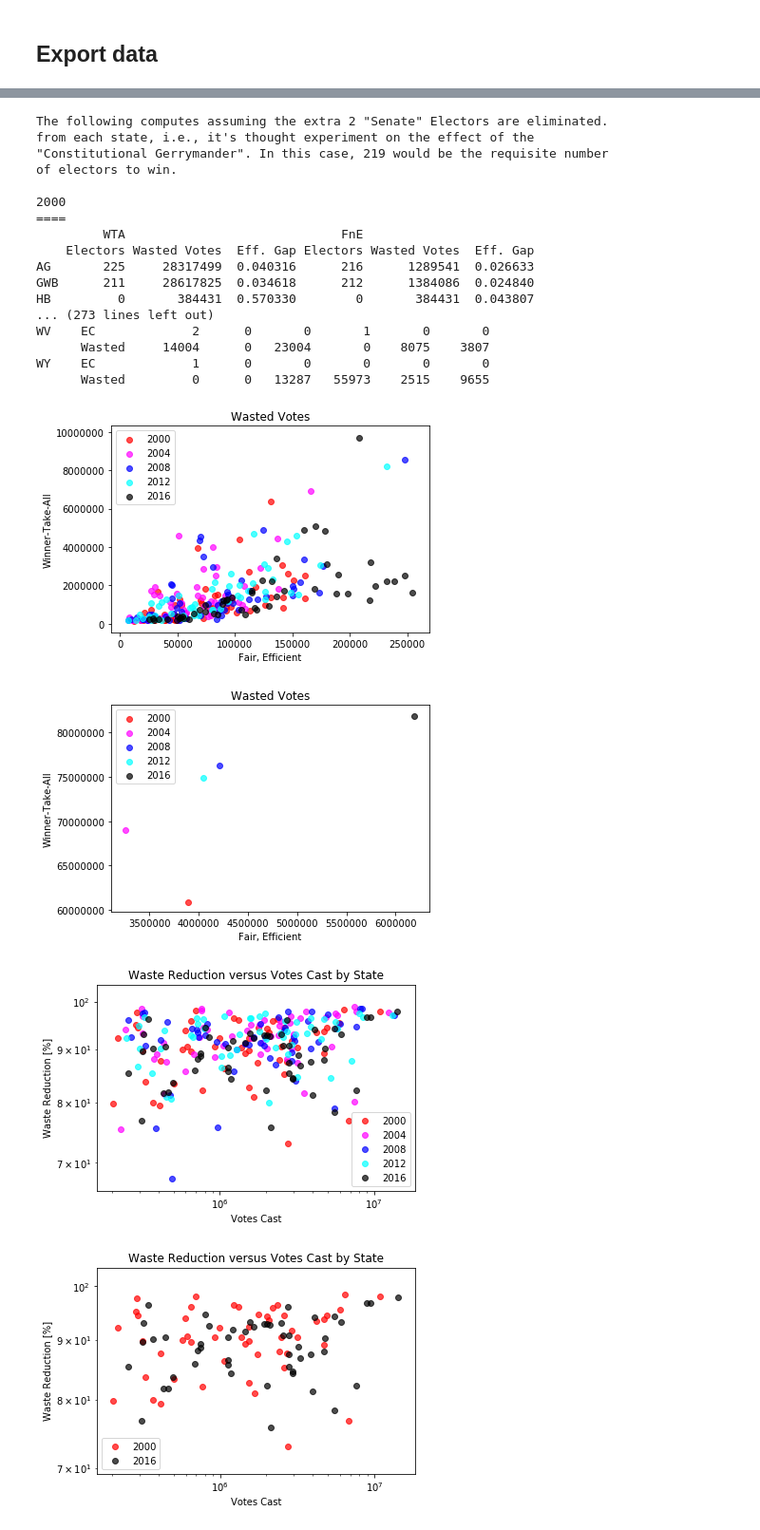
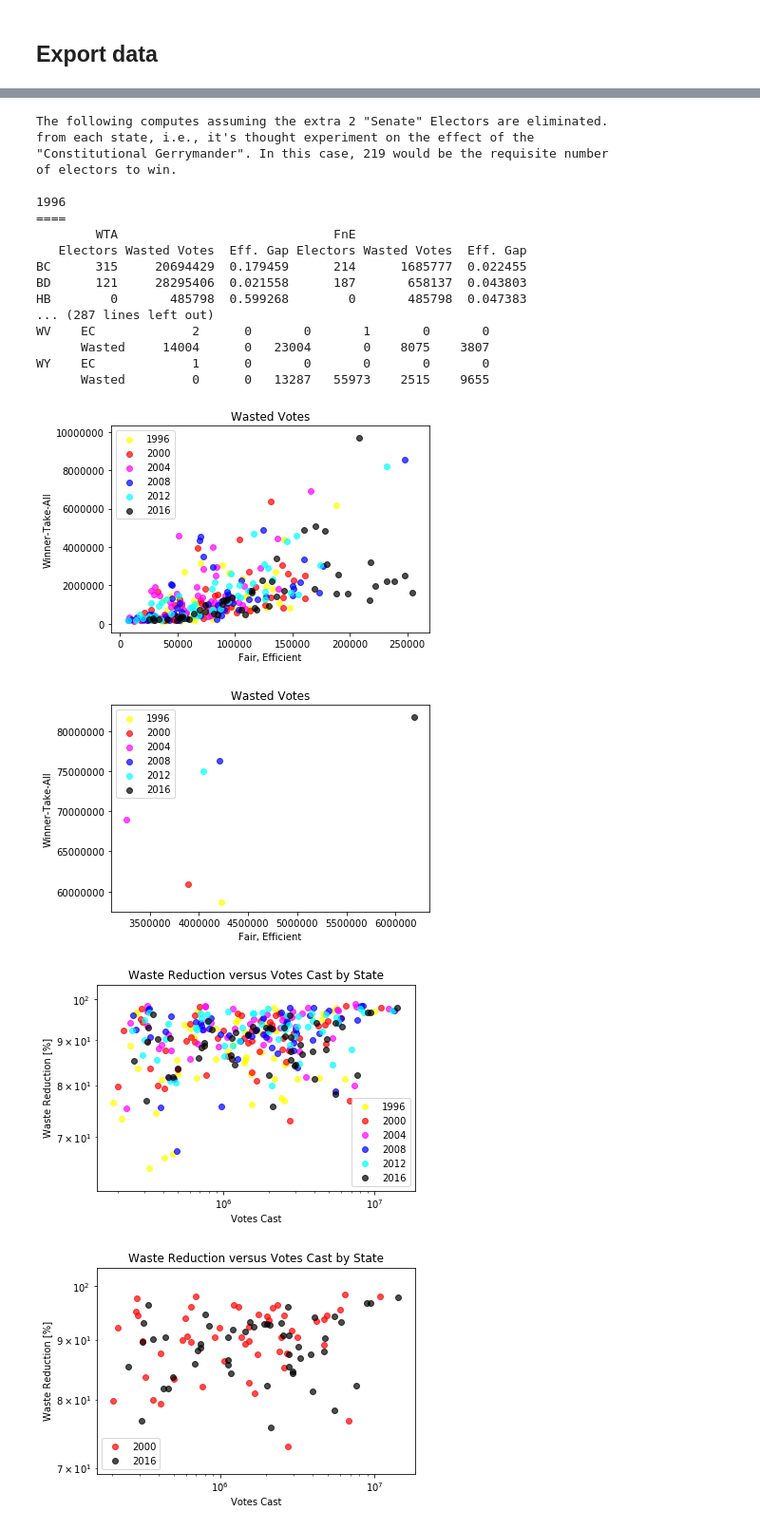
Before and after one commit to dwvisser/electoral-fair, a Jupyter notebook: scrape-and-compute-all.ipynb, the cells around one changed output, grey strips where cells are left out. Shown at 95% size. Saved outputs shown, nothing was run; the diff lists cells and outputs as text; code cells hidden in the pictures.

```diff
--- a/scrape-and-compute-all.ipynb
+++ b/scrape-and-compute-all.ipynb
@@ -27,7 +27,7 @@ def append_sum(ec, ignore_senate_ec_votes=False):
 
 def build_ec_votes_df(ignore_senate_ec_votes=False):
     ev = pd.DataFrame.from_dict(
-         {2000: [9,  3,  8,  6,  54, 8,  8,  3,  3,  25,
+         {1992: [9,  3,  8,  6,  54, 8,  8,  3,  3,  25,
                  13, 4,  4,  22, 12, 7,  6,  8,  9,  4,
                  10, 12, 18, 10, 7,  11, 3,  5,  4,  4,
                  15, 5,  33, 14, 3,  21, 8,  7,  23, 4,
@@ -48,6 +48,8 @@ def build_ec_votes_df(ignore_senate_ec_votes=False):
         for series in ev.columns:
             ev[series] -= 2
             ev[series][-1] -= 100
+    ev[1996]=ev[1992]
+    ev[2000]=ev[1992]
     ev[2016]=ev[2012]
     ev[2008]=ev[2004]
     ev.sort_index(axis=1, inplace=True)
@@ -140,7 +142,11 @@ def read_in_data(year, num_candidates, total_column):
     vote_rows[-1] = (vote_rows[-1][0], 'th') # last row uses <th> instead of <td>
     for row, cell_type in vote_rows:
         cells = list(row.find_all(cell_type))
-        abbr = cells[abbr_column].string.strip()
+        try:
+            abbr = cells[abbr_column].string.strip()
+        except IndexError:
+            print('{}, {}, {}'.format(year, abbr_column, cells))
+            return None
         if len(abbr)==2 or len(abbr)==6:
             abbr = abbr[:2]
             data[abbr] = [clean_and_convert(cells[i].text) for i in columns_with_vote_counts]
@@ -181,11 +187,11 @@ def check_totals(data, year):
     return state_totals_valid and candidate_totals_valid
 # %%
 vote_data = OrderedDict()
-shapes = [(2000, 8, 28), (2004, 7, 25), (2008, 7, 25), (2012, 5, 19), (2016, 6, 22)]
+shapes = [(1996, 6, 22), (2000, 8, 28), (2004, 7, 25), (2008, 7, 25), (2012, 5, 19), (2016, 6, 22)]
 # %%
 for year, num_candidates, total_column in shapes:
     vote_data[year] = read_in_data(year, num_candidates, total_column)
-    if check_totals(vote_data[year], year):
+    if vote_data and check_totals(vote_data[year], year):
         print('{} Validated'.format(year))
         print('--------------')
         print(vote_data[year].loc['US'])
@@ -416,21 +422,21 @@ from each state, i.e., it's thought experiment on the effect of the
 "Constitutional Gerrymander". In this case, 219 would be the requisite number
 of electors to win.
 
-2000
+1996
 ====
-         WTA                             FnE
-    Electors Wasted Votes  Eff. Gap Electors Wasted Votes  Eff. Gap
-AG       225     28317499  0.040316      216      1289541  0.026633
-GWB      211     28617825  0.034618      212      1384086  0.024840
-HB         0       384431  0.570330        0       384431  0.043807
-... (273 lines left out)
+        WTA                             FnE
+   Electors Wasted Votes  Eff. Gap Electors Wasted Votes  Eff. Gap
+BC      315     20694429  0.179459      214      1685777  0.022455
+BD      121     28295406  0.021558      187       658137  0.043803
+HB        0       485798  0.599268        0       485798  0.047383
+... (287 lines left out)
 WV    EC             2      0       0       1       0       0
       Wasted     14004      0   23004       0    8075    3807
 WY    EC             1      0       0       0       0       0
       Wasted         0      0   13287   55973    2515    9655
 # %%
 def plot_wasted():
-    colors = {2000: 'red', 2004:'magenta', 2008:'blue', 2012:'cyan', 2016:'black'}
+    colors = {1996: 'yellow', 2000: 'red', 2004:'magenta', 2008:'blue', 2012:'cyan', 2016:'black'}
     plt.title('Wasted Votes')
     plt.xlabel("Fair, Efficient")
     plt.ylabel("Winner-Take-All")
@@ -444,10 +450,10 @@ def plot_wasted():
     plt.ticklabel_format(style='plain')
 plot_wasted()
 # %% [output]
-[figure, old version]
+[figure, new version]
 # %%
 def plot_wasted_sum():
-    colors = {2000: 'red', 2004:'magenta', 2008:'blue', 2012:'cyan', 2016:'black'}
+    colors = {1996: 'yellow', 2000: 'red', 2004:'magenta', 2008:'blue', 2012:'cyan', 2016:'black'}
     plt.title('Wasted Votes')
     plt.xlabel("Fair, Efficient")
     plt.ylabel("Winner-Take-All")
@@ -461,29 +467,29 @@ def plot_wasted_sum():
     plt.ticklabel_format(style='plain')
 plot_wasted_sum()
 # %% [output]
-[figure, old version]
+[figure, new version]
 # %%
 def plot_waste_reduction_versus_votes_cast(include_years=None):
-    colors = {2000: 'red', 2004:'magenta', 2008:'blue', 2012:'cyan', 2016:'black'}
+    colors = {1996: 'yellow', 2000: 'red', 2004:'magenta', 2008:'blue', 2012:'cyan', 2016:'black'}
     plt.title('Waste Reduction versus Votes Cast by State')
     plt.xlabel("Votes Cast")
     plt.ylabel("Waste Reduction [%]")
     plt.xscale('log')
     plt.yscale('log')
     for year, data in vote_data.items():
         if include_years is None or year in include_years:
             result_wta = wta(data, ec_votes[year])
             fe = fair_efficient(data, ec_votes[year])
             few = fe.loc[(slice(None), ['Wasted']),:].sum(axis=1)
             wtaw = result_wta.loc[(slice(None), ['Wasted']),:].sum(axis=1)
             wr = (1.0 - few/wtaw) * 100.0
             votes = data['T'].drop(data.index[[51]])
             plt.scatter(x=votes, y=wr, color=colors[year], label=str(year), alpha=0.7)
     plt.legend()
 #     plt.ticklabel_format(style='sci')
 plot_waste_reduction_versus_votes_cast()
 # %% [output]
-[figure, old version]
+[figure, new version]
 # %%
 plot_waste_reduction_versus_votes_cast([2000, 2016])
 # %% [output]
```
Also changed, not shown: parts of 4 cells of this notebook.
